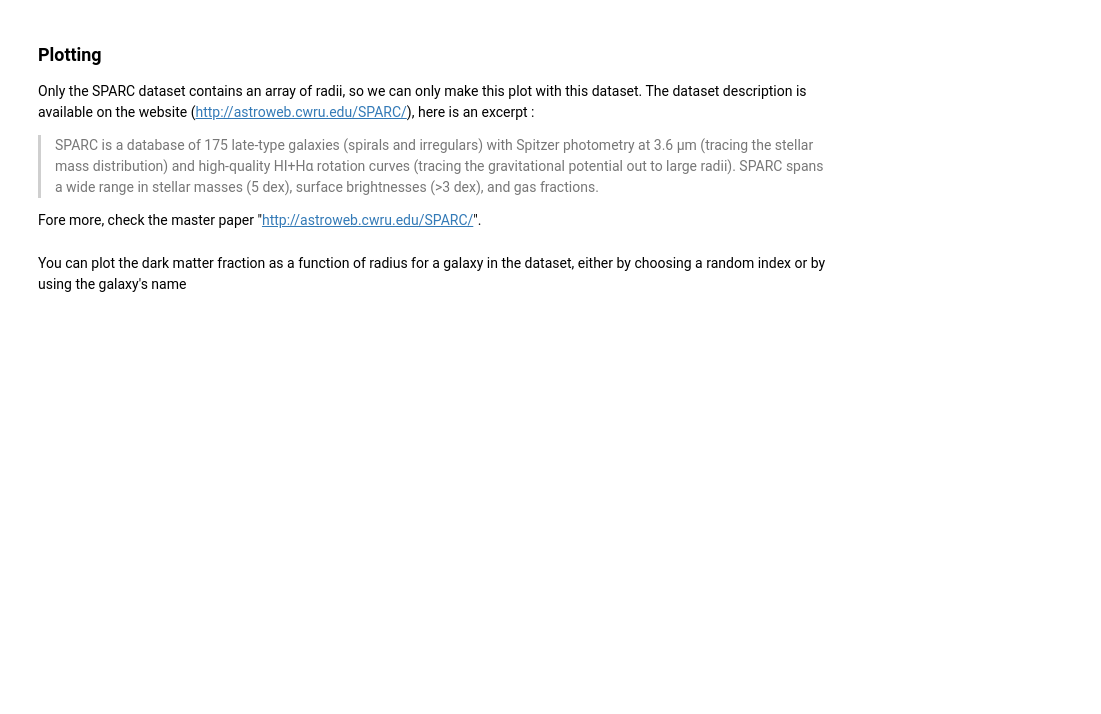
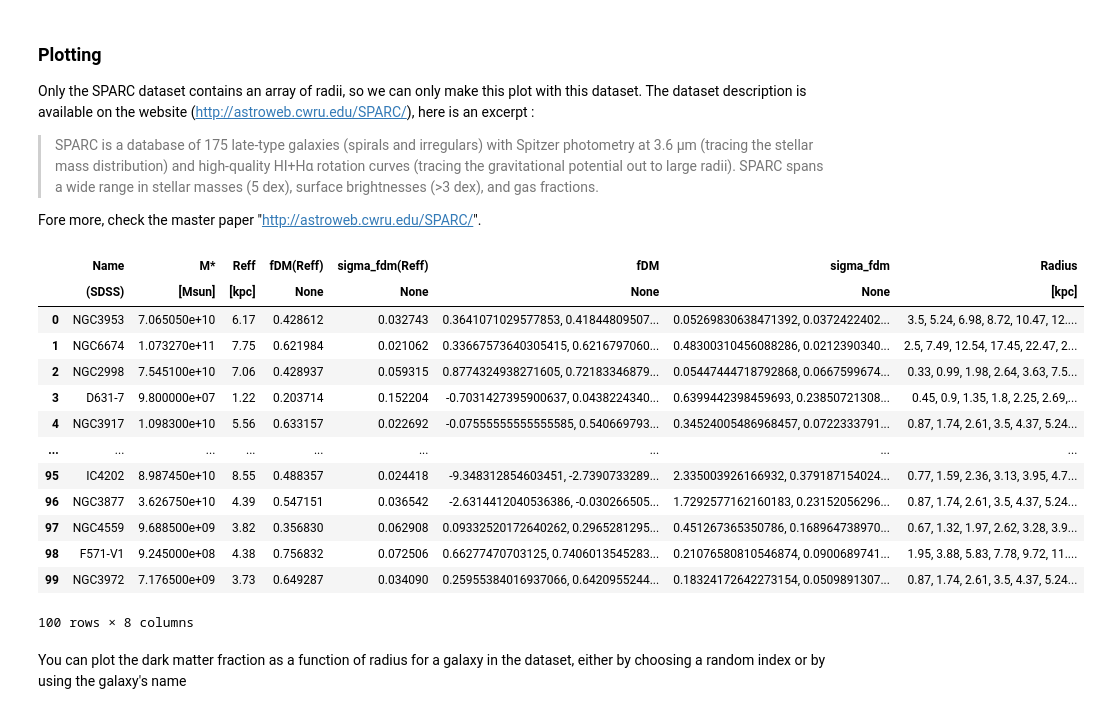
Before and after one commit to Annapreto23/TangoSIDM_DMFraction, a Jupyter notebook: data/Observational_datasets/fractionDM.ipynb, the cells around one changed output. Cells and saved outputs as stored; diff of their text form; code cells hidden in the pictures; blank space fills up the shorter version.

```diff
--- a/data/Observational_datasets/fractionDM.ipynb
+++ b/data/Observational_datasets/fractionDM.ipynb
@@ -65,7 +67,23 @@ Only the SPARC dataset contains an array of radii, so we can only make this plot
 Fore more, check the master paper "http://astroweb.cwru.edu/SPARC/".
 # %%
 # Loading the dataset
-df = pd.read_csv('SPARC.csv')
+df = pd.read_csv('dataset/SPARC.csv', header=[0,1])
+df
+# %% [output]
+|  | Name | M* | Reff | fDM(Reff) | sigma_fdm(Reff) | fDM | sigma_fdm | Radius |
+|  | (SDSS) | [Msun] | [kpc] | None | None | None | None | [kpc] |
+| 0 | NGC3953 | 7.065050e+10 | 6.17 | 0.428612 | 0.032743 | 0.3641071029577853, 0.41844809507... | 0.05269830638471392, 0.0372422402... | 3.5, 5.24, 6.98, 8.72, 10.47, 12.... |
+| 1 | NGC6674 | 1.073270e+11 | 7.75 | 0.621984 | 0.021062 | 0.33667573640305415, 0.6216797060... | 0.48300310456088286, 0.0212390340... | 2.5, 7.49, 12.54, 17.45, 22.47, 2... |
+| 2 | NGC2998 | 7.545100e+10 | 7.06 | 0.428937 | 0.059315 | 0.8774324938271605, 0.72183346879... | 0.05447444718792868, 0.0667599674... | 0.33, 0.99, 1.98, 2.64, 3.63, 7.5... |
+| 3 | D631-7 | 9.800000e+07 | 1.22 | 0.203714 | 0.152204 | -0.7031427395900637, 0.0438224340... | 0.6399442398459693, 0.23850721308... | 0.45, 0.9, 1.35, 1.8, 2.25, 2.69,... |
+| 4 | NGC3917 | 1.098300e+10 | 5.56 | 0.633157 | 0.022692 | -0.07555555555555585, 0.540669793... | 0.34524005486968457, 0.0722333791... | 0.87, 1.74, 2.61, 3.5, 4.37, 5.24... |
+| ... | ... | ... | ... | ... | ... | ... | ... | ... |
+| 95 | IC4202 | 8.987450e+10 | 8.55 | 0.488357 | 0.024418 | -9.348312854603451, -2.7390733289... | 2.335003926166932, 0.379187154024... | 0.77, 1.59, 2.36, 3.13, 3.95, 4.7... |
+| 96 | NGC3877 | 3.626750e+10 | 4.39 | 0.547151 | 0.036542 | -2.6314412040536386, -0.030266505... | 1.7292577162160183, 0.23152056296... | 0.87, 1.74, 2.61, 3.5, 4.37, 5.24... |
+| 97 | NGC4559 | 9.688500e+09 | 3.82 | 0.356830 | 0.062908 | 0.09332520172640262, 0.2965281295... | 0.451267365350786, 0.168964738970... | 0.67, 1.32, 1.97, 2.62, 3.28, 3.9... |
+| 98 | F571-V1 | 9.245000e+08 | 4.38 | 0.756832 | 0.072506 | 0.66277470703125, 0.7406013545283... | 0.21076580810546874, 0.0900689741... | 1.95, 3.88, 5.83, 7.78, 9.72, 11.... |
+| 99 | NGC3972 | 7.176500e+09 | 3.73 | 0.649287 | 0.034090 | 0.25955384016937066, 0.6420955244... | 0.18324172642273154, 0.0509891307... | 0.87, 1.74, 2.61, 3.5, 4.37, 5.24... |
+100 rows × 8 columns
 # %% [markdown]
 You can plot the dark matter fraction as a function of radius for a galaxy in the dataset,
 either by choosing a random index or by using the galaxy's name
```
Also changed, not shown: parts of 10 cells of this notebook.
